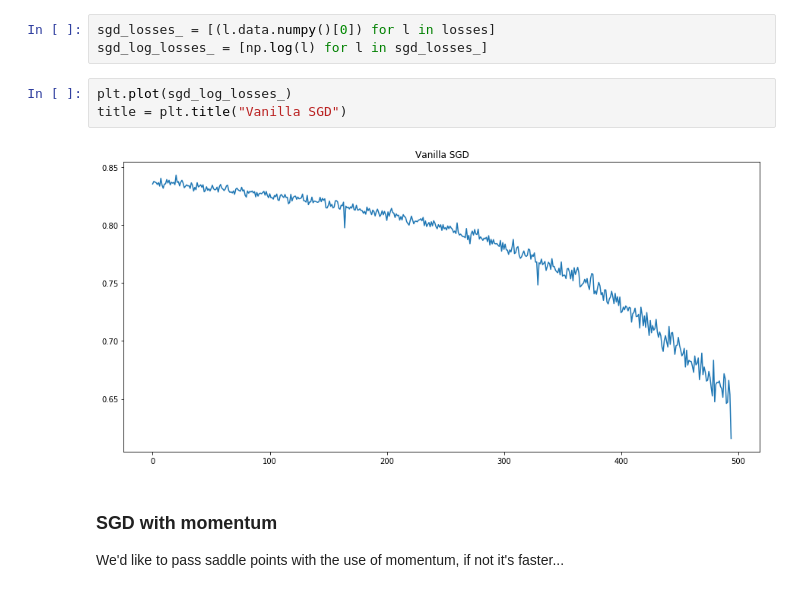
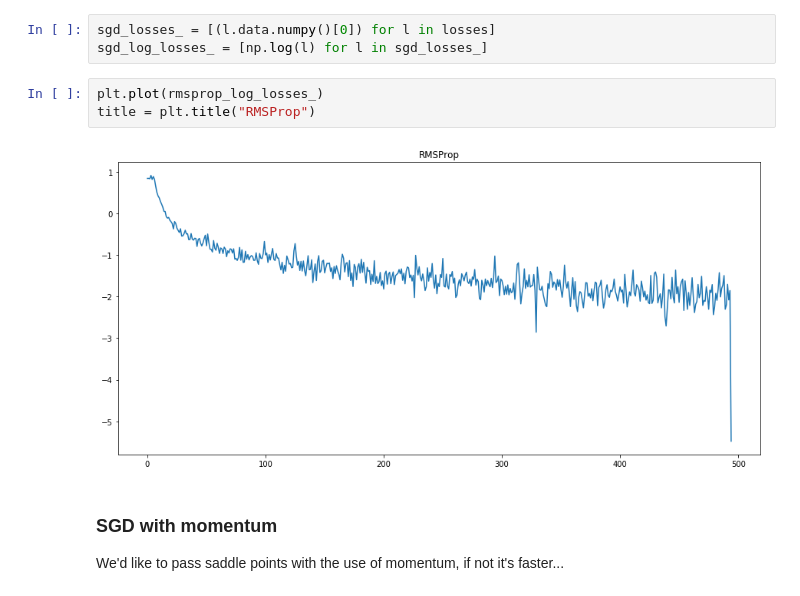
Before and after one commit to KeremTurgutlu/deeplearning, a Jupyter notebook: Exploring Optimizers.ipynb, the cells around one changed output. Saved outputs shown, nothing was run; the diff lists cells and outputs as text.

```diff
--- a/Exploring Optimizers.ipynb
+++ b/Exploring Optimizers.ipynb
@@ -147,10 +147,10 @@ epoch 2
 sgd_losses_ = [(l.data.numpy()[0]) for l in losses]
 sgd_log_losses_ = [np.log(l) for l in sgd_losses_]
 # %%
-plt.plot(sgd_log_losses_)
-title = plt.title("Vanilla SGD")
+plt.plot(rmsprop_log_losses_)
+title = plt.title("RMSProp")
 # %% [output]
-[figure, old version]
+[figure, new version]
 # %% [markdown]
 ### SGD with momentum
 
```
Also changed, not shown: parts of 13 cells of this notebook.
